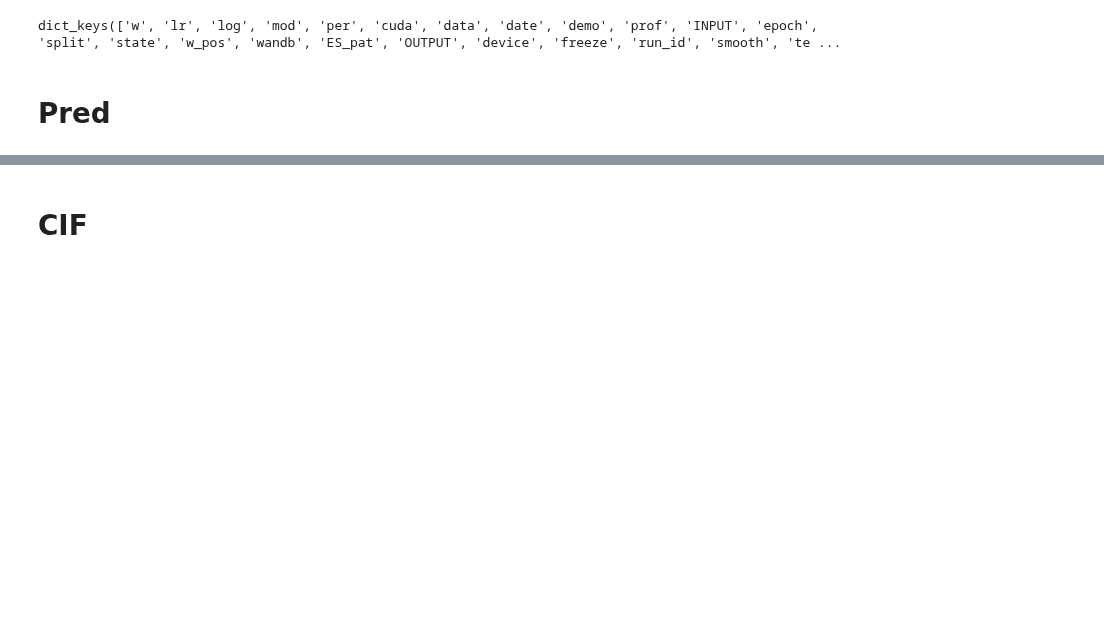
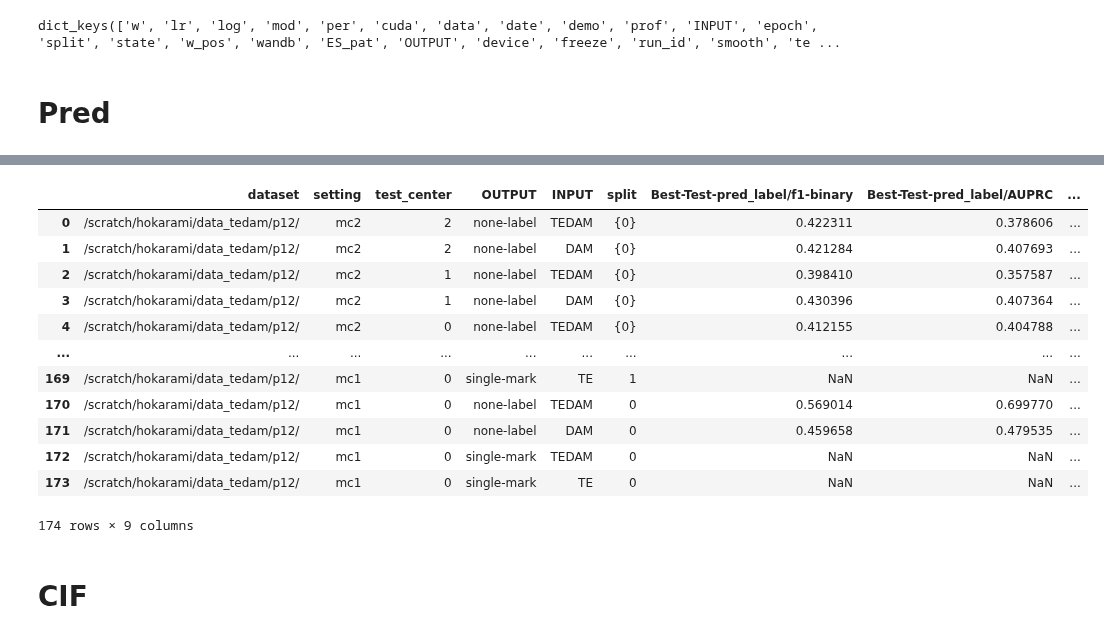
Before and after one commit to hojjatkarami/tedam2, a Jupyter notebook: jup_res.ipynb, the cells around one changed output, grey strips where cells are left out. Cells and saved outputs as stored; diff of their text form; code cells hidden in the pictures; blank space fills up the shorter version.

```diff
--- a/jup_res.ipynb
+++ b/jup_res.ipynb
@@ -166,3 +182,19 @@ a1.reset_index().pivot(index=i_groupby_row,columns=i_groupby_col)
+# %%
+df
+# %% [output]
+|  | dataset | setting | test_center | OUTPUT | INPUT | split | Best-Test-pred_label/f1-binary | Best-Test-pred_label/AUPRC | ... |
+| 0 | /scratch/hokarami/data_tedam/p12/ | mc2 | 2 | none-label | TEDAM | {0} | 0.422311 | 0.378606 | ... |
+| 1 | /scratch/hokarami/data_tedam/p12/ | mc2 | 2 | none-label | DAM | {0} | 0.421284 | 0.407693 | ... |
+| 2 | /scratch/hokarami/data_tedam/p12/ | mc2 | 1 | none-label | TEDAM | {0} | 0.398410 | 0.357587 | ... |
+| 3 | /scratch/hokarami/data_tedam/p12/ | mc2 | 1 | none-label | DAM | {0} | 0.430396 | 0.407364 | ... |
+| 4 | /scratch/hokarami/data_tedam/p12/ | mc2 | 0 | none-label | TEDAM | {0} | 0.412155 | 0.404788 | ... |
+| ... | ... | ... | ... | ... | ... | ... | ... | ... | ... |
+| 169 | /scratch/hokarami/data_tedam/p12/ | mc1 | 0 | single-mark | TE | 1 | NaN | NaN | ... |
+| 170 | /scratch/hokarami/data_tedam/p12/ | mc1 | 0 | none-label | TEDAM | 0 | 0.569014 | 0.699770 | ... |
+| 171 | /scratch/hokarami/data_tedam/p12/ | mc1 | 0 | none-label | DAM | 0 | 0.459658 | 0.479535 | ... |
+| 172 | /scratch/hokarami/data_tedam/p12/ | mc1 | 0 | single-mark | TEDAM | 0 | NaN | NaN | ... |
+| 173 | /scratch/hokarami/data_tedam/p12/ | mc1 | 0 | single-mark | TE | 0 | NaN | NaN | ... |
+174 rows × 9 columns
 # %% [markdown]
 # CIF
 # %%
```
Also changed, not shown: parts of 3 cells of this notebook, 3 other files.
